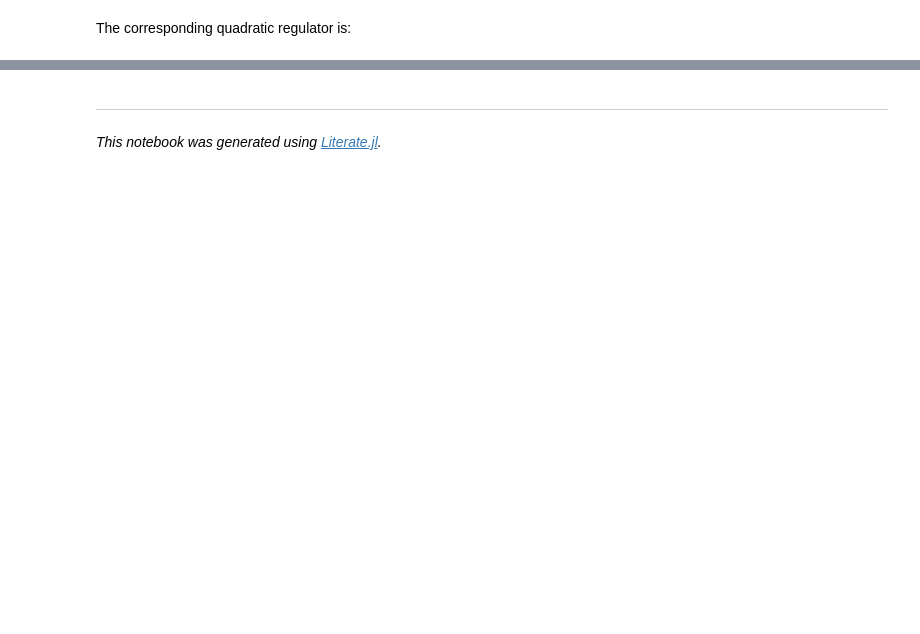
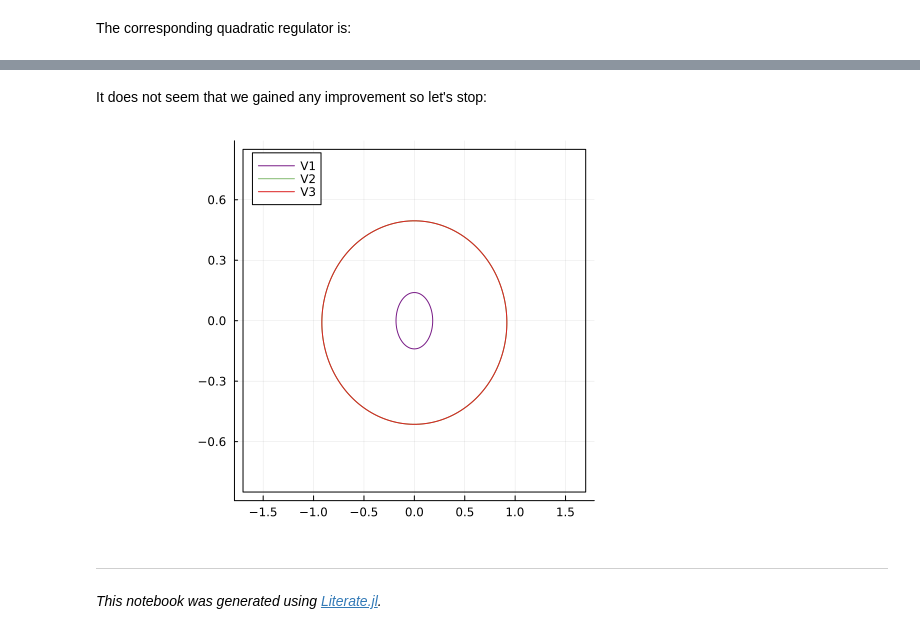
Before and after one commit to jump-dev/SumOfSquares.jl, a Jupyter notebook: previews/PR274/generated/Systems and Control/quadrotor.ipynb, the cells around one changed output, grey strips where cells are left out. Cells and saved outputs as stored; diff of their text form; code cells hidden in the pictures; blank space fills up the shorter version.

```diff
--- a/previews/PR274/generated/Systems and Control/quadrotor.ipynb
+++ b/previews/PR274/generated/Systems and Control/quadrotor.ipynb
@@ -459,0 +323,2 @@ $$ 4.37604291697808e-8x_{1}^{2} - 2.5010386698695297e-22x_{1}x_{2} - 1.760100189
+# %%
+γ2, κ2, s3_2 = γ_step(solver, V0, γ1, [2, 2], 2, max_iters = 0)
@@ -459,0 +333,3 @@ $$ 4.37604291697808e-8x_{1}^{2} - 2.5010386698695297e-22x_{1}x_{2} - 1.760100189
+# %%
+model, V2 = V_step(solver, V0, γ2, κ2, s3_2)
+solution_summary(model)
@@ -460,3 +353,10 @@ $$ 4.37604291697808e-8x_{1}^{2} - 2.5010386698695297e-22x_{1}x_{2} - 1.760100189
+# %% [markdown]
+It does not seem that we gained any improvement so let's stop:
+# %%
+push!(Vs, V2 - γ2)
+plot_lyapunovs(Vs, [1, 2])
+# %% [output]
+[figure, added]
 # %% [markdown]
 ---
 
```
Also changed, not shown: parts of 54 cells of this notebook, 44 other files.
